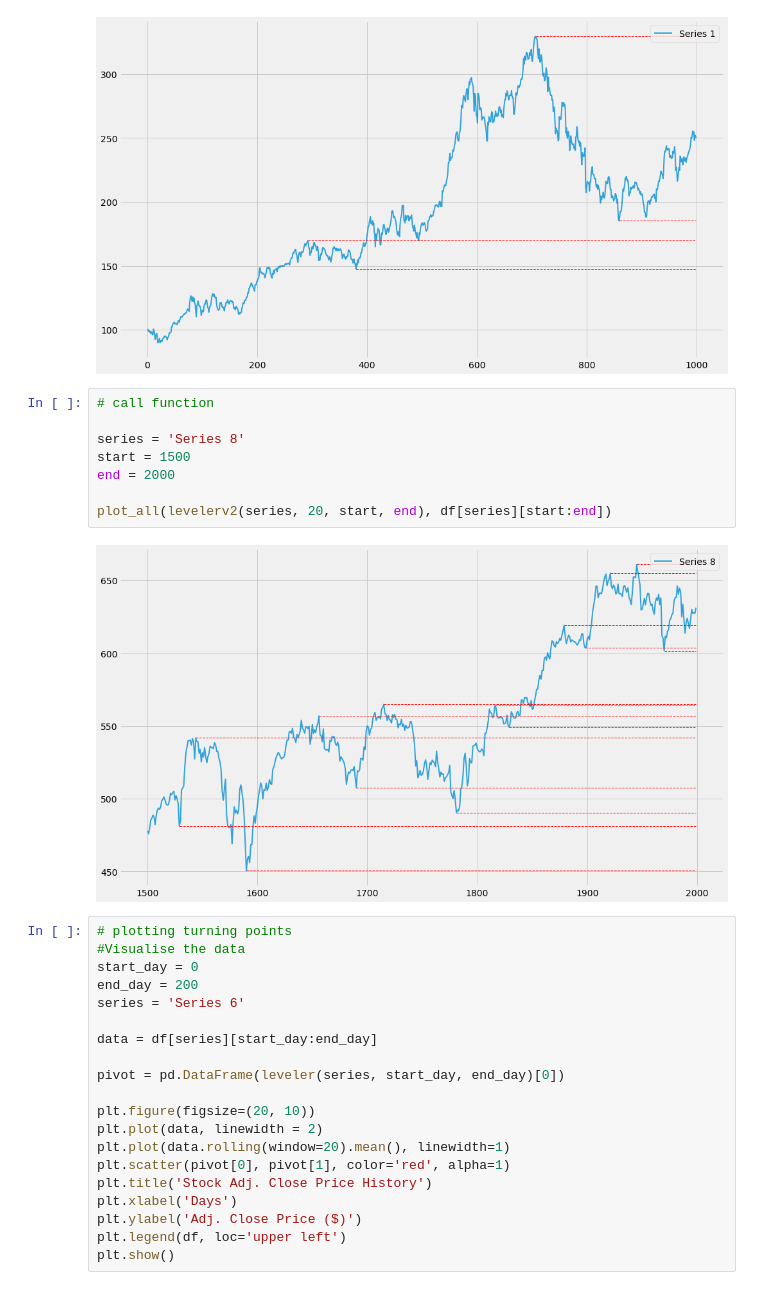
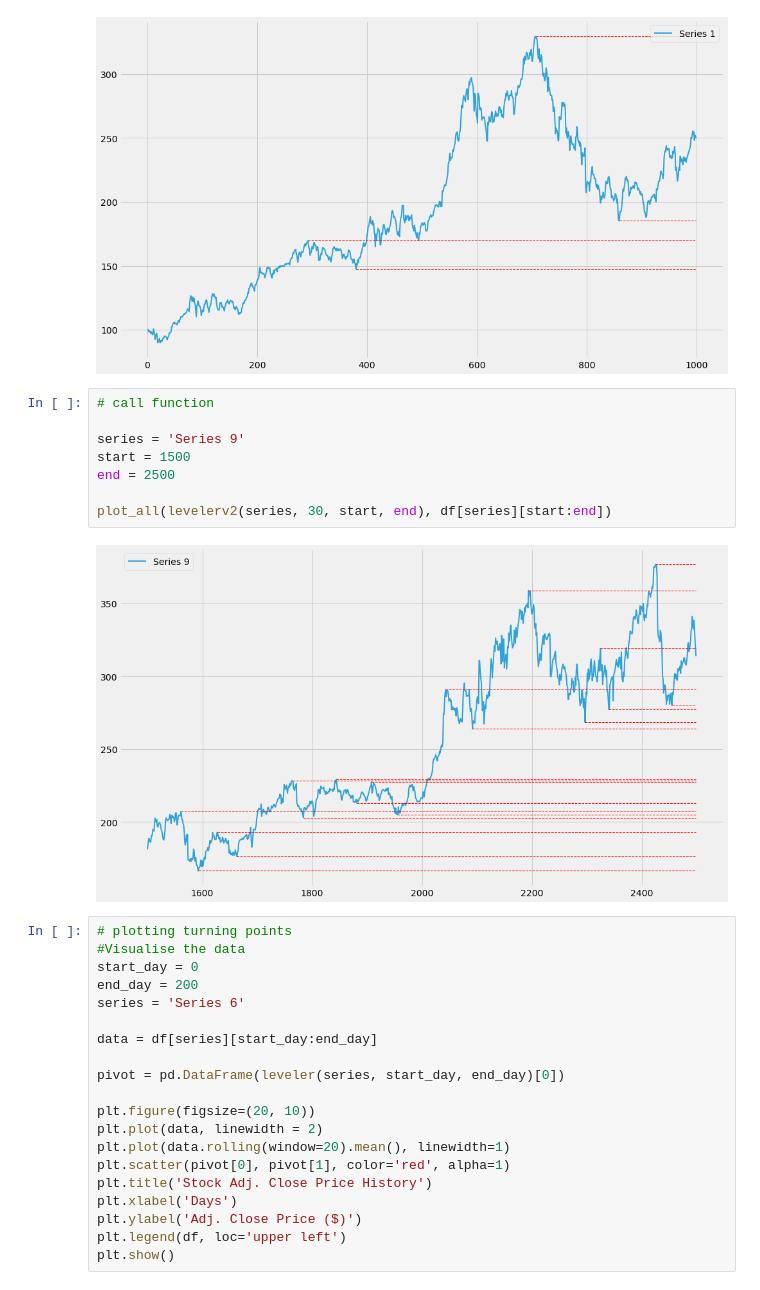
Before and after one commit to oscarwoodi/BHProj2Team1, a Jupyter notebook: Levels_.ipynb, the cells around one changed output. Saved outputs shown, nothing was run; the diff lists cells and outputs as text.

```diff
--- a/Levels_.ipynb
+++ b/Levels_.ipynb
@@ -213,16 +213,16 @@ def levelerv2(series, window, start, end):
     return pivots
 # %% [output]
 [figure]
-# %%
-# call function
-
-series = 'Series 8'
-start = 1500
-end = 2000
-
-plot_all(levelerv2(series, 20, start, end), df[series][start:end])
-# %% [output]
-[figure, removed]
+# %%
+# call function
+
+series = 'Series 9'
+start = 1500
+end = 2500
+
+plot_all(levelerv2(series, 30, start, end), df[series][start:end])
+# %% [output]
+[figure, added]
 # %%
 # plotting turning points
 #Visualise the data
```
Also changed, not shown: parts of 8 cells of this notebook.
